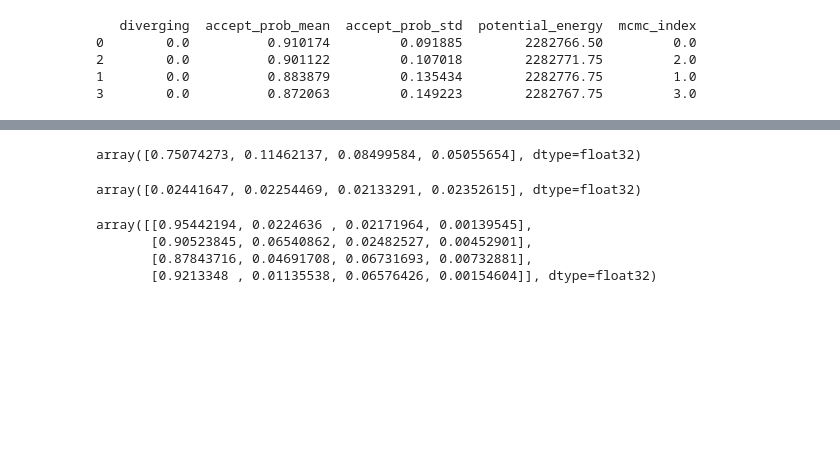
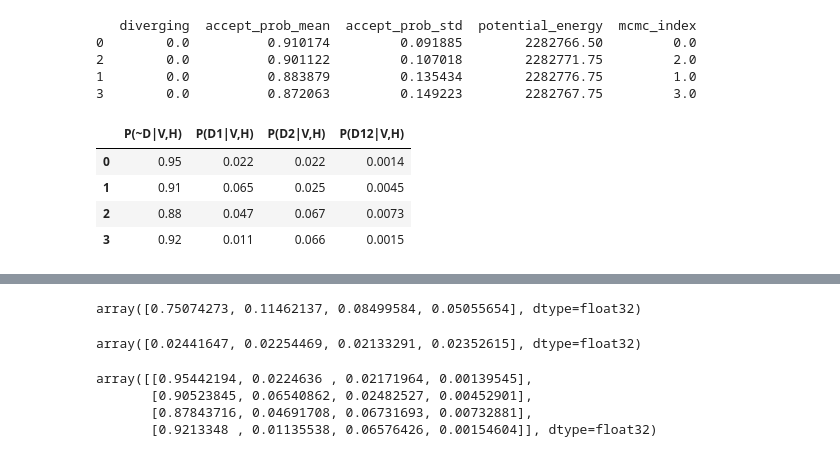
Before and after one commit to akotlar/multivariate-tada, a Jupyter notebook: project/sim5.ipynb, the cells around one changed output, grey strips where cells are left out. Cells and saved outputs as stored; diff of their text form; code cells hidden in the pictures; blank space fills up the shorter version.

```diff
--- a/project/sim5.ipynb
+++ b/project/sim5.ipynb
@@ -508,3 +508,14 @@ best_weights, best_probs, best_dirichlet_concentrations = ordered_statistics([be
 2        0.0          0.901122         0.107018        2282771.75         2.0
 1        0.0          0.883879         0.135434        2282776.75         1.0
 3        0.0          0.872063         0.149223        2282767.75         3.0
+# %%
+best_probs_mean_rounded = round_it(best_probs.mean(1).mean(0))
+
+best_probs_mean_rounded_df = pd.DataFrame(best_probs_mean_rounded, columns=['P(~D|V,H)', 'P(D1|V,H)', 'P(D2|V,H)', 'P(D12|V,H)' ])
+best_probs_mean_rounded_df
+# %% [output]
+|  | P(~D|V,H) | P(D1|V,H) | P(D2|V,H) | P(D12|V,H) |
+| 0 | 0.95 | 0.022 | 0.022 | 0.0014 |
+| 1 | 0.91 | 0.065 | 0.025 | 0.0045 |
+| 2 | 0.88 | 0.047 | 0.067 | 0.0073 |
+| 3 | 0.92 | 0.011 | 0.066 | 0.0015 |
```
Also changed, not shown: parts of 11 cells of this notebook, 1 other file.
